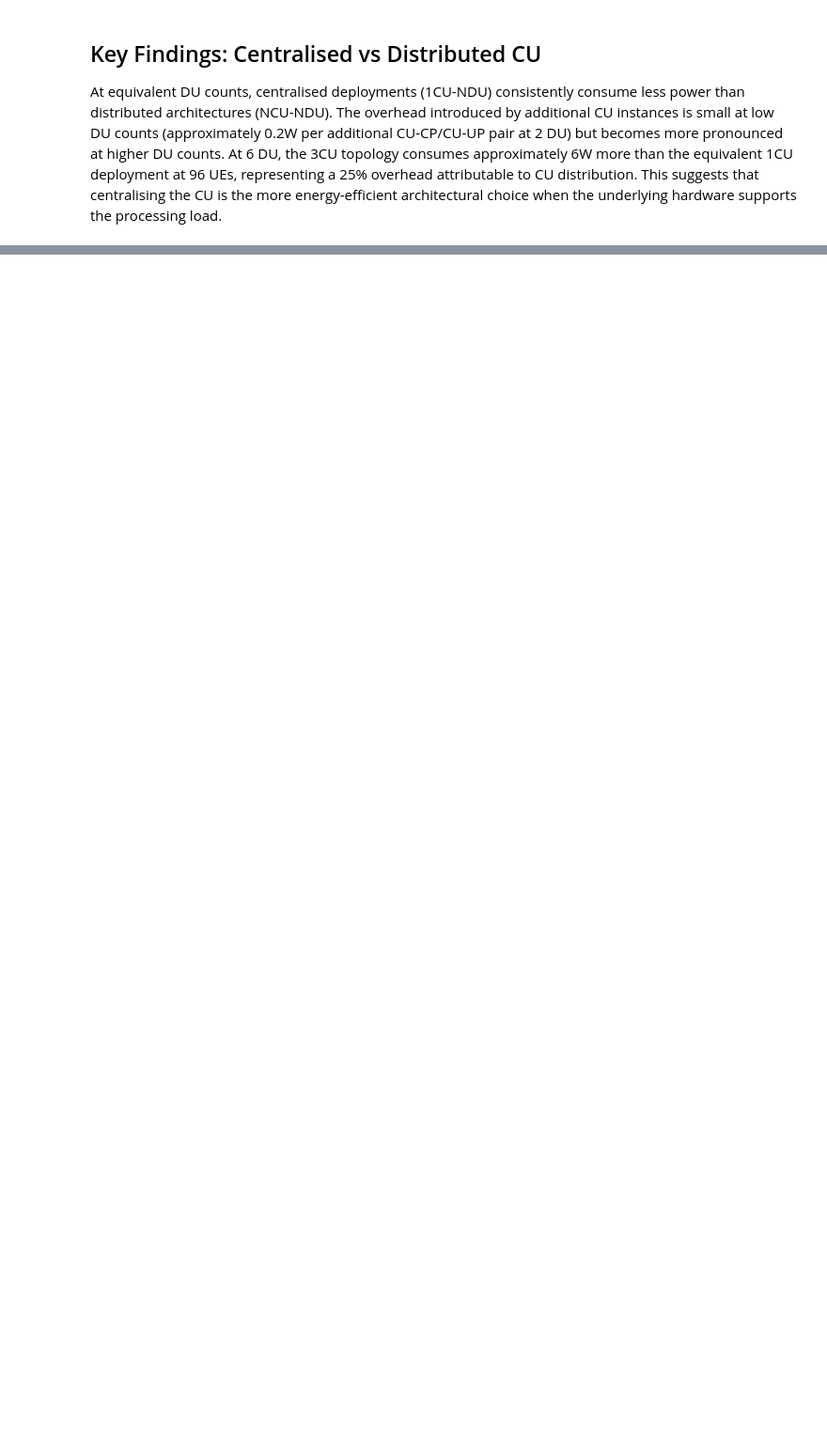
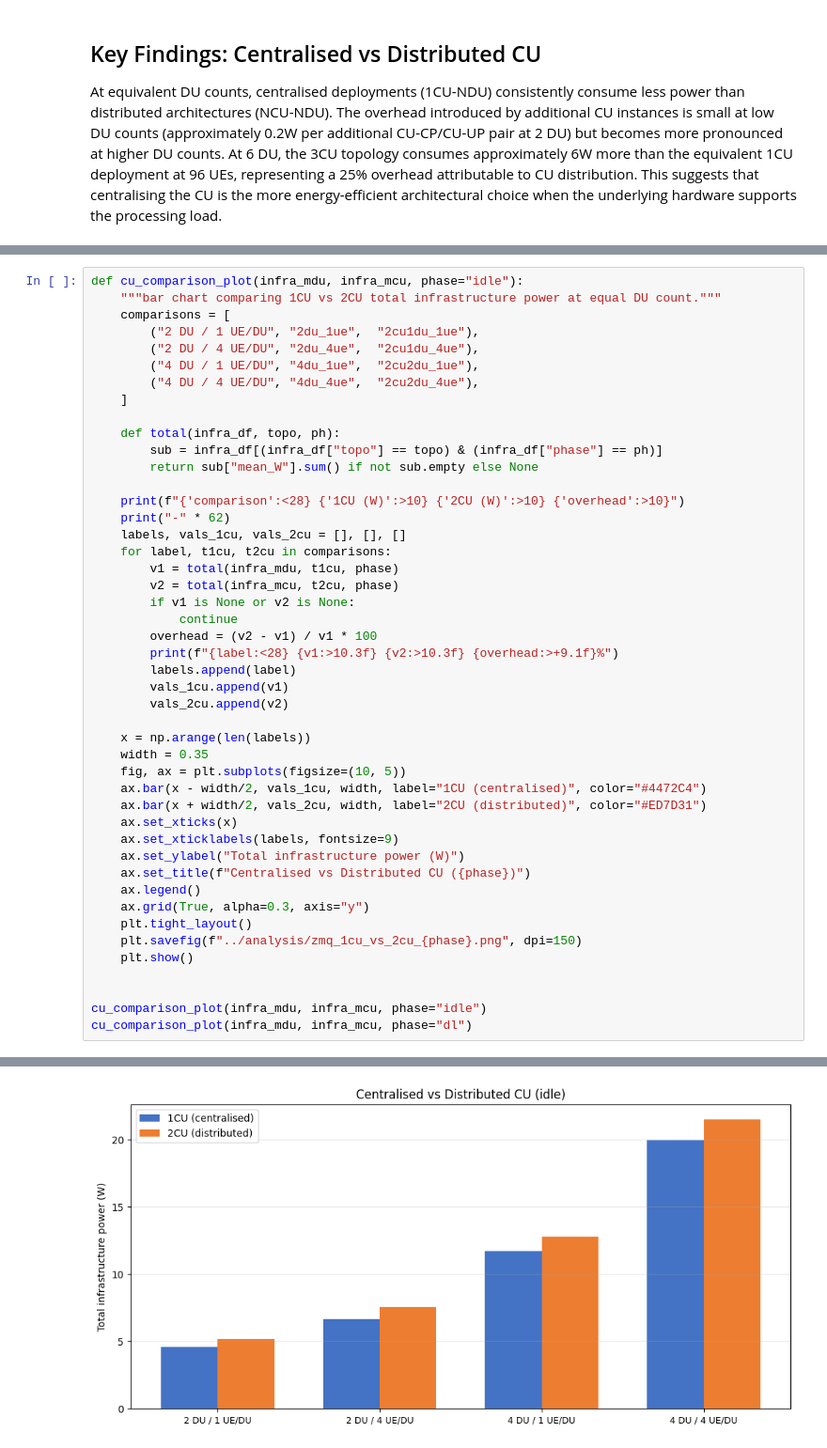
Before and after one commit to martafra/5g-power-dissertation, a Jupyter notebook: analysis/power_analysis.ipynb, the cells around one changed output, grey strips where cells are left out. Shown at 94% size. Cells and saved outputs as stored; diff of their text form; blank space fills up the shorter version.

```diff
--- a/analysis/power_analysis.ipynb
+++ b/analysis/power_analysis.ipynb
@@ -544,0 +832,47 @@ underlying hardware supports the processing load.
+# %%
+def cu_comparison_plot(infra_mdu, infra_mcu, phase="idle"):
+    """bar chart comparing 1CU vs 2CU total infrastructure power at equal DU count."""
+    comparisons = [
+        ("2 DU / 1 UE/DU", "2du_1ue",  "2cu1du_1ue"),
+        ("2 DU / 4 UE/DU", "2du_4ue",  "2cu1du_4ue"),
+        ("4 DU / 1 UE/DU", "4du_1ue",  "2cu2du_1ue"),
+        ("4 DU / 4 UE/DU", "4du_4ue",  "2cu2du_4ue"),
+    ]
+
+    def total(infra_df, topo, ph):
+        sub = infra_df[(infra_df["topo"] == topo) & (infra_df["phase"] == ph)]
+        return sub["mean_W"].sum() if not sub.empty else None
+
+    print(f"{'comparison':<28} {'1CU (W)':>10} {'2CU (W)':>10} {'overhead':>10}")
+    print("-" * 62)
+    labels, vals_1cu, vals_2cu = [], [], []
+    for label, t1cu, t2cu in comparisons:
+        v1 = total(infra_mdu, t1cu, phase)
+        v2 = total(infra_mcu, t2cu, phase)
+        if v1 is None or v2 is None:
+            continue
+        overhead = (v2 - v1) / v1 * 100
+        print(f"{label:<28} {v1:>10.3f} {v2:>10.3f} {overhead:>+9.1f}%")
+        labels.append(label)
+        vals_1cu.append(v1)
+        vals_2cu.append(v2)
+
+    x = np.arange(len(labels))
+    width = 0.35
+    fig, ax = plt.subplots(figsize=(10, 5))
+    ax.bar(x - width/2, vals_1cu, width, label="1CU (centralised)", color="#4472C4")
+    ax.bar(x + width/2, vals_2cu, width, label="2CU (distributed)", color="#ED7D31")
+    ax.set_xticks(x)
+    ax.set_xticklabels(labels, fontsize=9)
+    ax.set_ylabel("Total infrastructure power (W)")
+    ax.set_title(f"Centralised vs Distributed CU ({phase})")
+    ax.legend()
+    ax.grid(True, alpha=0.3, axis="y")
+    plt.tight_layout()
+    plt.savefig(f"../analysis/zmq_1cu_vs_2cu_{phase}.png", dpi=150)
+    plt.show()
+
+
+cu_comparison_plot(infra_mdu, infra_mcu, phase="idle")
+cu_comparison_plot(infra_mdu, infra_mcu, phase="dl")
+# %% [output]
@@ -544,0 +885 @@ underlying hardware supports the processing load.
+[figure, added]
```
Also changed, not shown: parts of 32 cells of this notebook.
